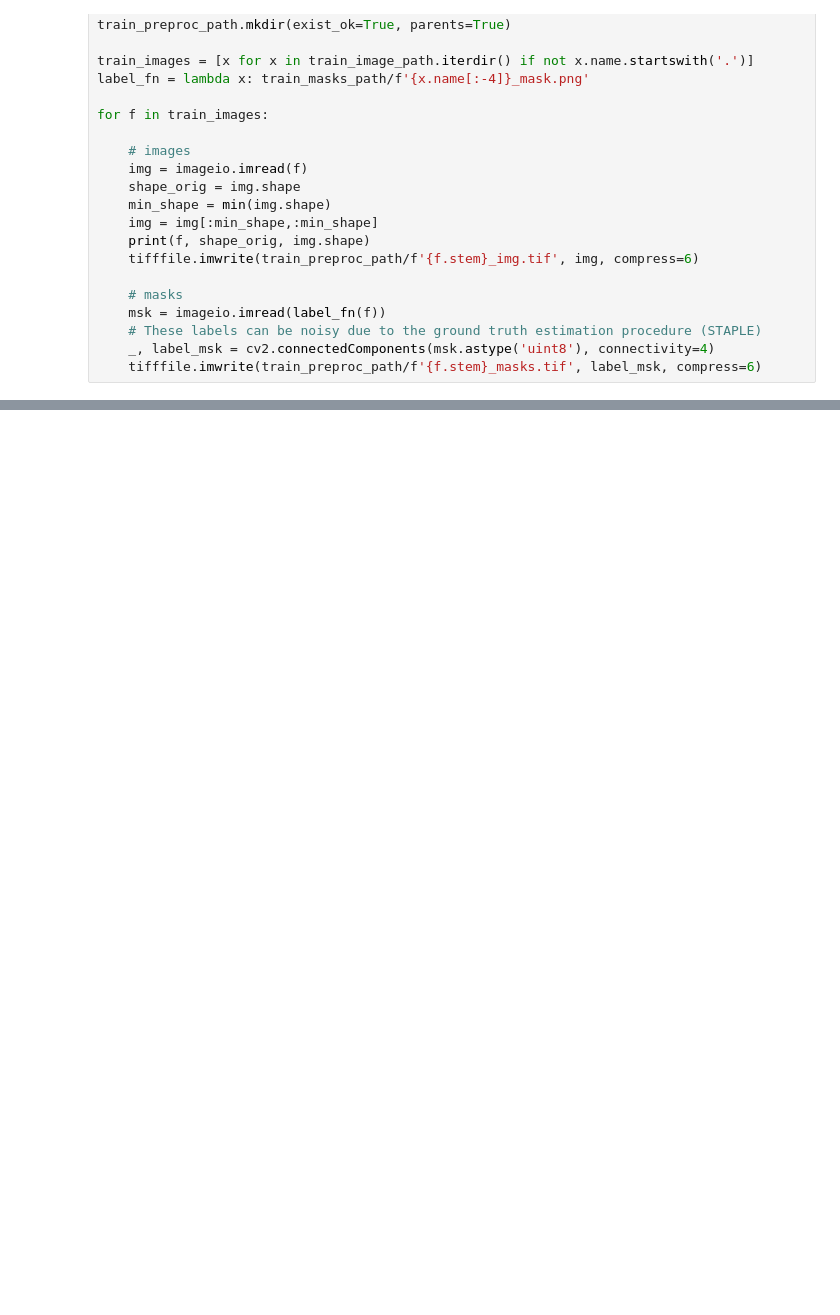
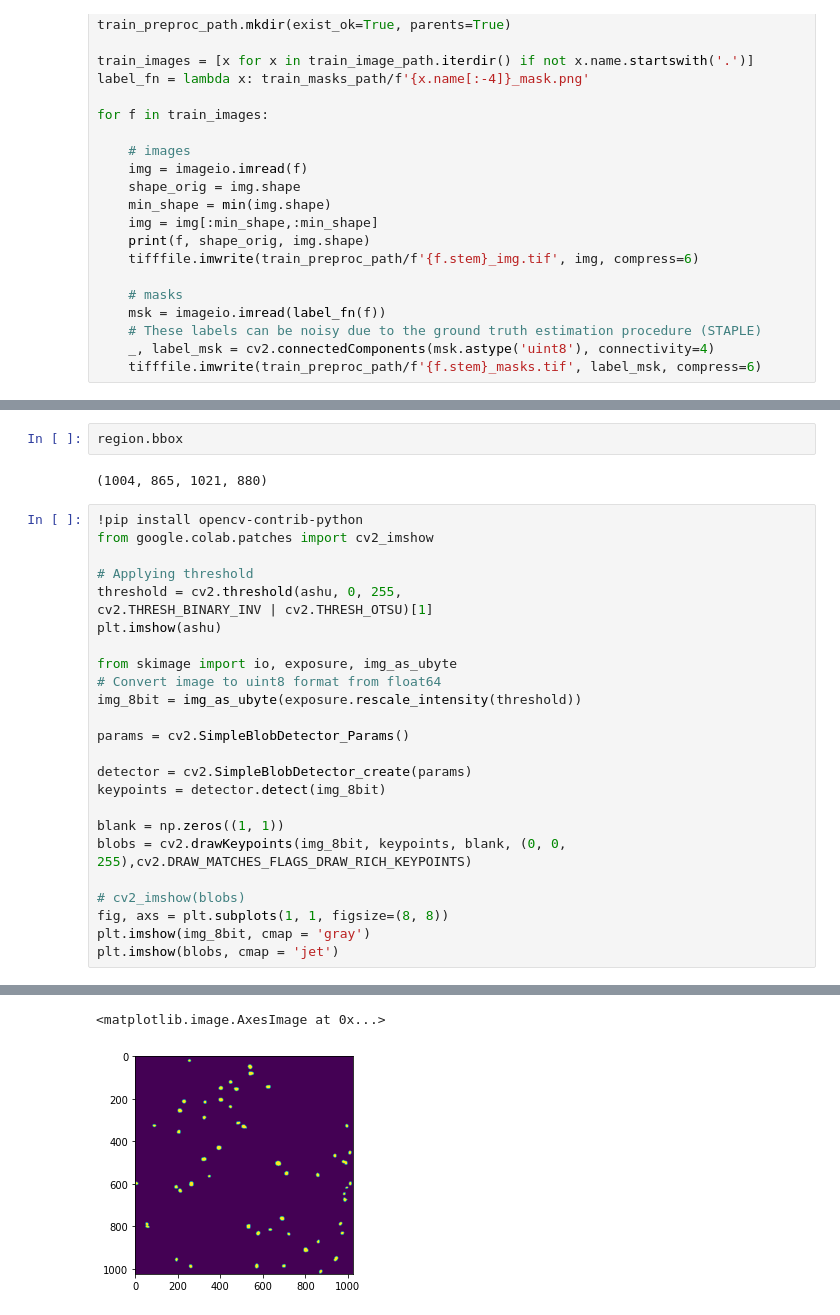
Before and after one commit to Ashu156/Image-Processing, a Jupyter notebook: cFos_segmentation_deepflash2.ipynb, the cells around one changed output, grey strips where cells are left out. Cells and saved outputs as stored; diff of their text form; blank space fills up the shorter version.

```diff
--- a/cFos_segmentation_deepflash2.ipynb
+++ b/cFos_segmentation_deepflash2.ipynb
@@ -163,0 +218,30 @@ plt.imshow(masks[11], cmap = 'jet', alpha=0.5*(masks[11]>0))
+# %%
+region.bbox
+# %% [output]
+(1004, 865, 1021, 880)
+# %%
+!pip install opencv-contrib-python
+from google.colab.patches import cv2_imshow
+
+# Applying threshold
+threshold = cv2.threshold(ashu, 0, 255,
+cv2.THRESH_BINARY_INV | cv2.THRESH_OTSU)[1]
+plt.imshow(ashu)
+
+from skimage import io, exposure, img_as_ubyte
+# Convert image to uint8 format from float64
+img_8bit = img_as_ubyte(exposure.rescale_intensity(threshold))
+
+params = cv2.SimpleBlobDetector_Params()
+
+detector = cv2.SimpleBlobDetector_create(params)
+keypoints = detector.detect(img_8bit)
+
+blank = np.zeros((1, 1))
+blobs = cv2.drawKeypoints(img_8bit, keypoints, blank, (0, 0, 255),cv2.DRAW_MATCHES_FLAGS_DRAW_RICH_KEYPOINTS)
+
+# cv2_imshow(blobs)
+fig, axs = plt.subplots(1, 1, figsize=(8, 8))
+plt.imshow(img_8bit, cmap = 'gray')
+plt.imshow(blobs, cmap = 'jet')
+# %% [output]
@@ -163,0 +251,2 @@ plt.imshow(masks[11], cmap = 'jet', alpha=0.5*(masks[11]>0))
+<matplotlib.image.AxesImage at 0x...>
+[figure, added]
```
Also changed, not shown: parts of 14 cells of this notebook.
